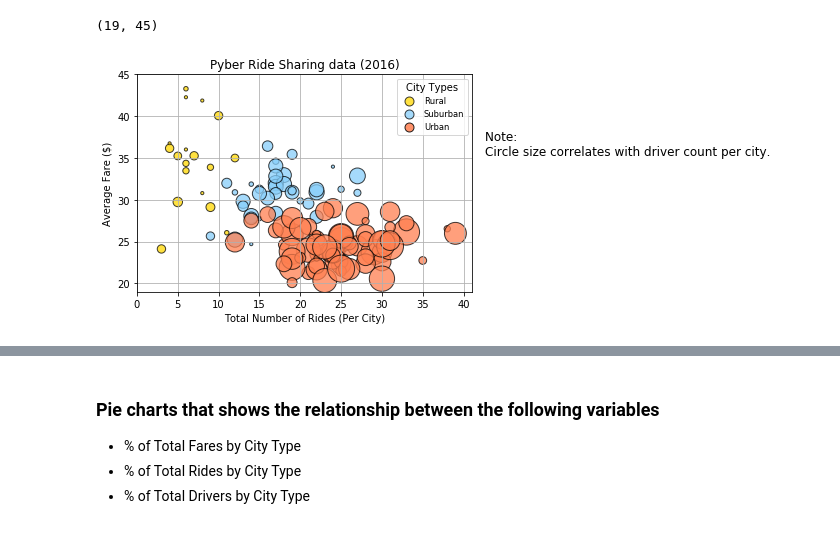
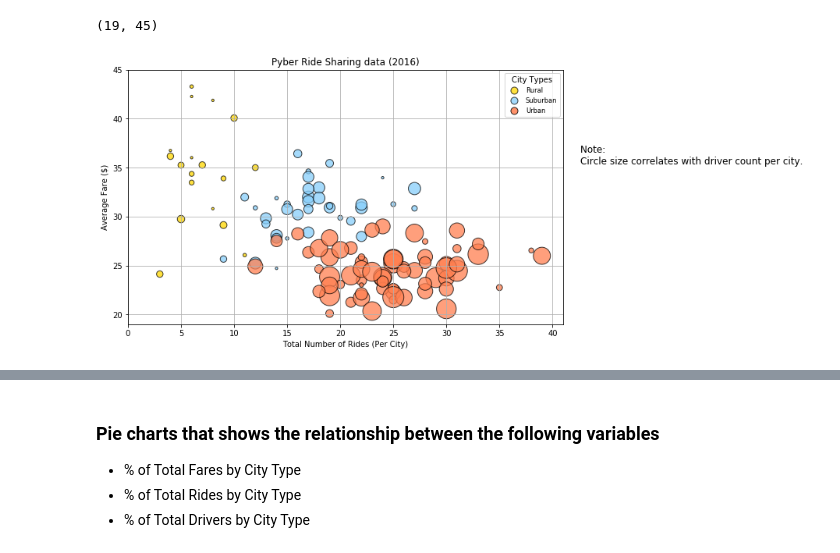
Before and after one commit to clafrance/matplotlib, a Jupyter notebook: Pyber/pyber.ipynb, the cells around one changed output, grey strips where cells are left out. Saved outputs shown, nothing was run; the diff lists cells and outputs as text; code cells hidden in the pictures.

```diff
--- a/Pyber/pyber.ipynb
+++ b/Pyber/pyber.ipynb
@@ -86,6 +95,7 @@ y_min, y_max
 (19, 45)
 # %%
 # Set x limit, y limit
+plt.figure(figsize=(10,6))
 plt.xlim(x_min, x_max)
 plt.ylim(y_min, y_max)
 
@@ -117,31 +127,31 @@ for city_type in city_types:
                 facecolors=color,
                 edgecolors="black",
                 s=drivers_count_by_city,
                 alpha=0.75,
                 label=type)
 
 # Create dummy objects for legend
 h1 = plt.scatter([0], [0], marker="o", facecolors="gold", edgecolors="black", alpha=0.75, label="Rural")
 h2 = plt.scatter([0], [0], marker="o", facecolors="lightskyblue", edgecolors="black", alpha=0.75, label="Suburban")
 h3 = plt.scatter([0], [0], marker="o", facecolors="coral", edgecolors="black", alpha=0.85, label="Urban")
 
 # Set legend
 legend = plt.legend(handles=[h1, h2, h3],
                     markerscale=1.5,
                     title="City Types",
                     loc="best",
                     fontsize='small',
                     fancybox=True)
 
 # Incorporate a text label regarding circle size
 plt.figtext(0.93,
             0.60,
             "Note: \nCircle size correlates with driver count per city.",
             wrap=False,
             horizontalalignment='left',
             fontsize=12)
 
 plt.savefig("analysis/pyber.png", bbox_inches='tight')
 plt.show()
 # %% [output]
-[figure, old version]
+[figure, new version]
```
Also changed, not shown: parts of 8 cells of this notebook, 1 other file.
